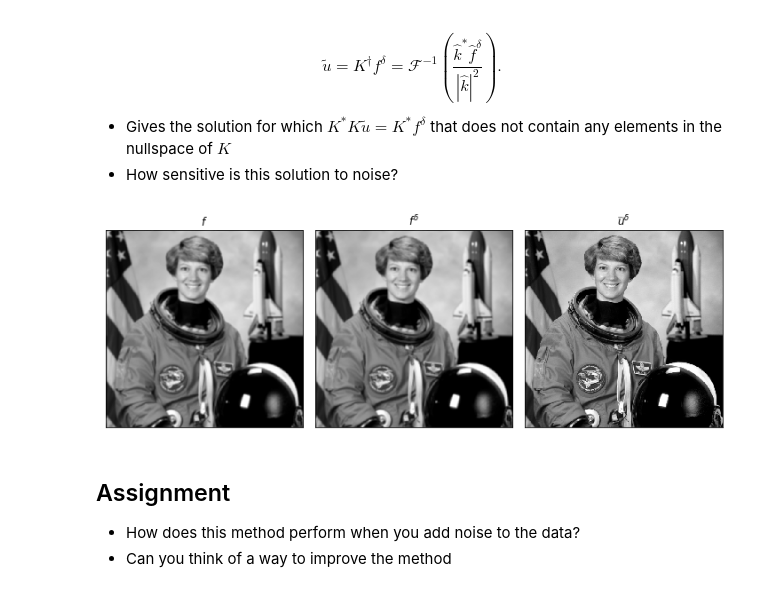
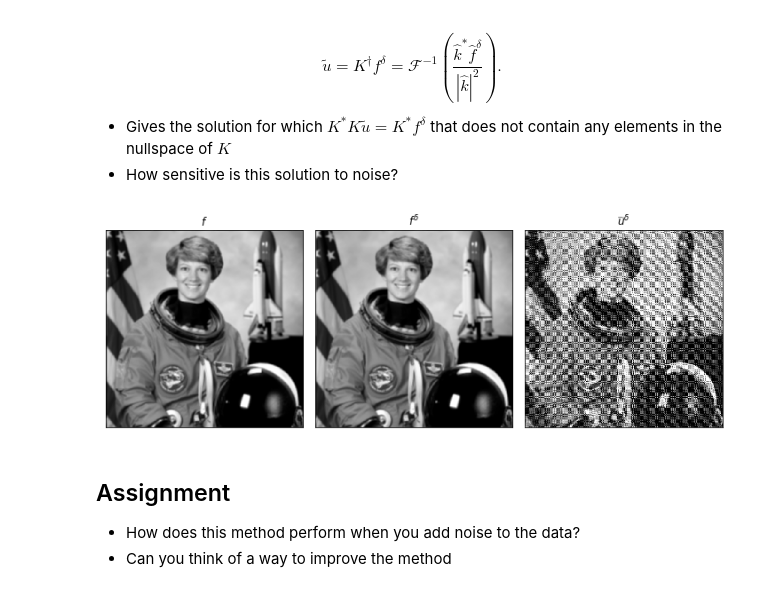
Before and after one commit to TristanvanLeeuwen/Summerschool, a Jupyter notebook: InverseProblems.ipynb, the cells around one changed output. Saved outputs shown, nothing was run; the diff lists cells and outputs as text; code cells hidden in the pictures.

```diff
--- a/InverseProblems.ipynb
+++ b/InverseProblems.ipynb
@@ -114,22 +114,22 @@ $$\widetilde{u} = K^\dagger f^\delta = \mathcal{F}^{-1} \left(\frac{\widehat{k}^
 # %%
 # read image
 u = rgb2gray(data.astronaut())
 
 # blur image
 psf = np.ones((5, 5)) / 25
 f = K(u, psf = kernel)
 
 # add_noise
-delta = 1e-6
+delta = 1e-4
 f_delta = f + delta * np.random.randn(f.shape[0],f.shape[1])
 
 # inverse
 u_est = K(f_delta, psf = kernel, mode = 'inv')
 
 # plot
 plot_images([f, f_delta, u_est], [r'$f$', r'$f^\delta$', r'$\widetilde{u}^\delta$'])
 # %% [output]
-[figure, old version]
+[figure, new version]
 # %% [markdown]
 ## Assignment
 
```
Also changed, not shown: parts of 1 cell of this notebook, 4 other files.
